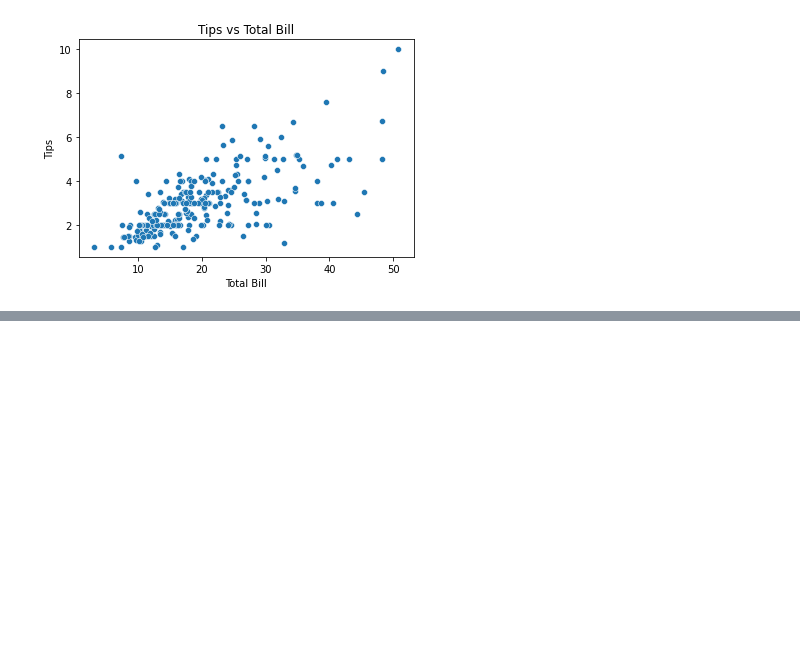
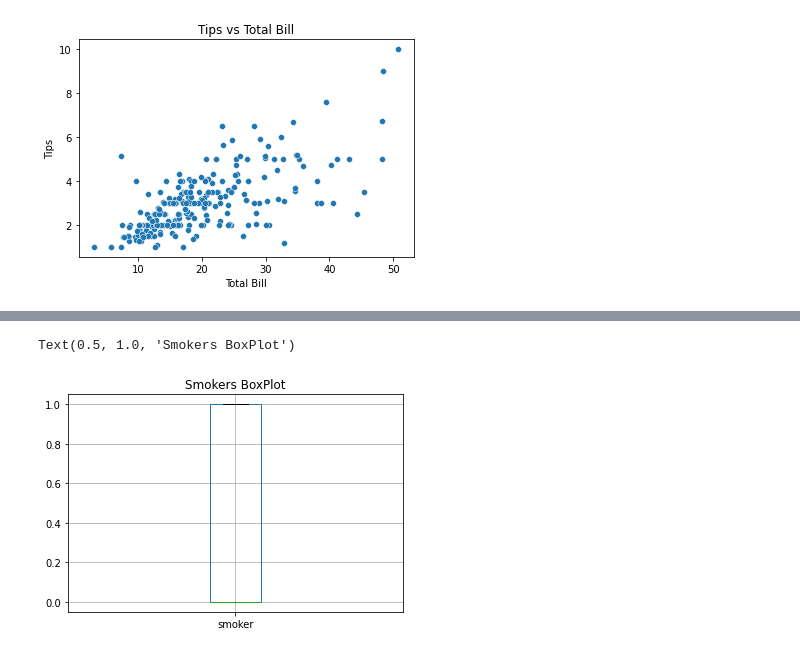
Before and after one commit to AliZ786/COMP-333, a Jupyter notebook: Assignments/LabAssignment1.ipynb, the cells around one changed output, grey strips where cells are left out. Saved outputs shown, nothing was run; the diff lists cells and outputs as text; code cells hidden in the pictures; blank space fills up the shorter version.

```diff
--- a/Assignments/LabAssignment1.ipynb
+++ b/Assignments/LabAssignment1.ipynb
@@ -95,0 +85,12 @@ scatter2.set(xlabel="Party Size", ylabel= 'Tip Rate', title= 'Tip Rate vs. Party
+# %%
+# creating a boxplot for smokers
+
+# converting smoker into a categorical value
+tips_data = tips_data.replace({'smoker': {'Yes': 1, 'No':0}})
+
+# print the box plot for smokers
+box_smokers = tips_data.boxplot(column=['smoker'])
+box_smokers.set_title('Smokers BoxPlot')
+# %% [output]
+Text(0.5, 1.0, 'Smokers BoxPlot')
+[figure, added]
```
Also changed, not shown: parts of 8 cells of this notebook.
